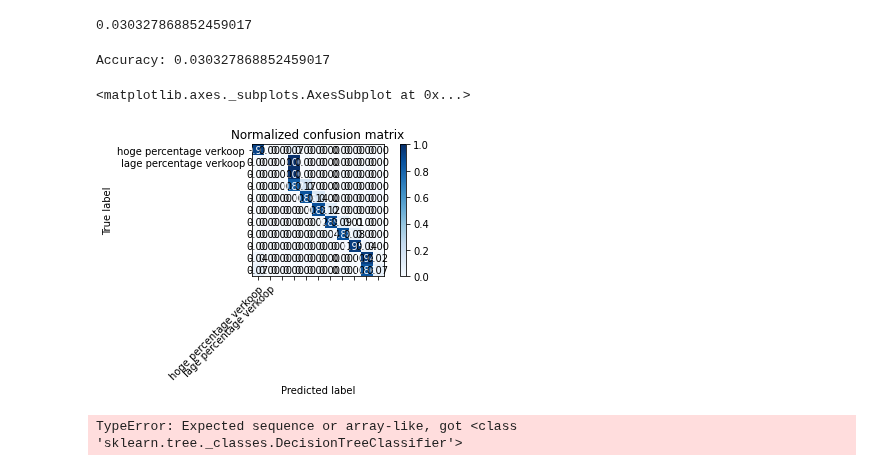
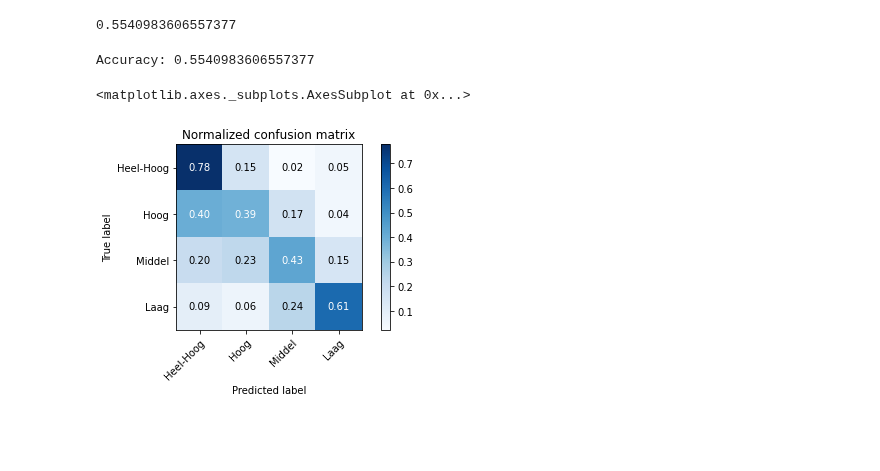
Before and after one commit to BramblePie/FlaskReact, a Jupyter notebook: flask-backend/desiciontreewoz.ipynb, the cells around one changed output. Cells and saved outputs as stored; diff of their text form; code cells hidden in the pictures; blank space fills up the shorter version.

Commit message:
dtree af

```diff
--- a/flask-backend/desiciontreewoz.ipynb
+++ b/flask-backend/desiciontreewoz.ipynb
@@ -74,3 +75,22 @@ data = data[[ 'aantal_inwoners', 'aantal_mannen', 'aantal_vrouwen',
        'omgevingsadressendichtheid', 'stedelijkheid', 'ms_fid']]
 # %%
 data = pd.DataFrame(data)
+# %%
+#hier normalizeer ik die shit
+np.set_printoptions(threshold=np.inf)
+
+min_max_scaler = preprocessing.MinMaxScaler()
+
+data_minmax = min_max_scaler.fit_transform(data[["gemiddelde_woz_waarde_woning"]])
+data["woz_normalisatie"] = data_minmax
+# %%
+#klasificeren
+p25 = data['woz_normalisatie'].quantile(q=0.25)
+p50 = data['woz_normalisatie'].quantile(q=0.50)
+p75 = data['woz_normalisatie'].quantile(q=0.75)
+p100 = data['woz_normalisatie'].quantile(q=1)
+m1 = data["woz_normalisatie"] < p25
+m2 = np.logical_and(data["woz_normalisatie"] > p25,data["woz_normalisatie"] < p50)
+m3 = np.logical_and(data["woz_normalisatie"] > p50,data["woz_normalisatie"] < p75)
+m4 = data["woz_normalisatie"] > p75
+data['klasse_woz'] = np.select([m1,m2,m3,m4], ['Laag','Middel','Hoog','Heel-Hoog'], default='Laag')
@@ -76,0 +110,7 @@ data = pd.DataFrame(data)
+# %%
+y = data['klasse_woz']
+
+y.replace(to_replace='Laag', value= '0', inplace=True)
+y.replace(to_replace='Middel', value= '1', inplace=True)
+y.replace(to_replace='Hoog', value= '2', inplace=True)
+y.replace(to_replace='Heel-Hoog', value= '3', inplace=True)
@@ -77,9 +129,8 @@ data = pd.DataFrame(data)
 # %%
-y = data['gemiddelde_woz_waarde_woning'].astype(int)
-# y= y.replace([1,2,3], 0)
-# y= y.replace([4, 5], 1)
+
+
 #hier maak ik twee klassen een cijfer 4 en 5 voor goede app en 1,2 en 3 voor een slechte app
-dtree = data.drop(columns=['gemiddelde_woz_waarde_woning'])
+dtree = data.drop(columns=['gemiddelde_woz_waarde_woning','klasse_woz','woz_normalisatie'])
 
 feature_cols = ['aantal_inwoners', 'aantal_mannen', 'aantal_vrouwen',
        'aantal_inwoners_0_tot_15_jaar', 'aantal_inwoners_15_tot_25_jaar',
@@ -151,9 +202,9 @@ clf = clf.fit(X_train,y_train)
 y_pred = clf.predict(X_test)
 f1_score(y_test,y_pred,average='micro')
 # %% [output]
-0.030327868852459017
+0.5540983606557377
 # %%
 classes = feature_cols
 print("Accuracy:",metrics.accuracy_score(y_test, y_pred))
 # %% [output]
-Accuracy: 0.030327868852459017
+Accuracy: 0.5540983606557377
@@ -165,25 +264,23 @@ from sklearn.utils.multiclass import unique_labels
 # %%
-classes = ['hoge percentage verkoop','lage percentage verkoop']
+classes = ['Heel-Hoog','Hoog','Middel','Laag']
 plot_confusion_matrix(y_test, y_pred, classes,
                           normalize=True,
                           title=None,
                           cmap=plt.cm.Blues)
 # %% [output]
 <matplotlib.axes._subplots.AxesSubplot at 0x...>
-[figure, old version]
+[figure, new version]
 # %%
-# Plot non-normalized confusion matrix
-class_names = y
-titles_options = [("Confusion matrix, without normalization", None),
-                  ("Normalized confusion matrix", 'true')]
-for title, normalize in titles_options:
-    disp = plot_confusion_matrix(clf, X_test, y_test,
-                                 cmap=plt.cm.Blues,
-                                 normalize=normalize)
-    disp.ax_.set_title(title)
+# # Plot non-normalized confusion matrix
+# class_names = y
+# titles_options = [("Confusion matrix, without normalization", None),
+#                   ("Normalized confusion matrix", 'true')]
+# for title, normalize in titles_options:
+#     disp = plot_confusion_matrix(clf, X_test, y_test,
+#                                  cmap=plt.cm.Blues,
+#                                  normalize=normalize)
+#     disp.ax_.set_title(title)
 
-    print(title)
-    print(disp.confusion_matrix)
+#     print(title)
+#     print(disp.confusion_matrix)
-# %% [output]
-TypeError: Expected sequence or array-like, got <class 'sklearn.tree._classes.DecisionTreeClassifier'>
 # %%
```
Also changed, not shown: parts of 11 cells of this notebook, 1 other file.
